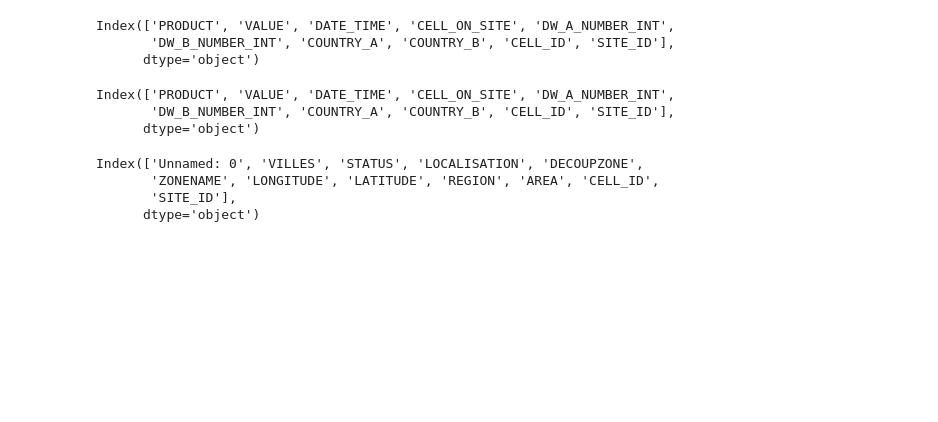
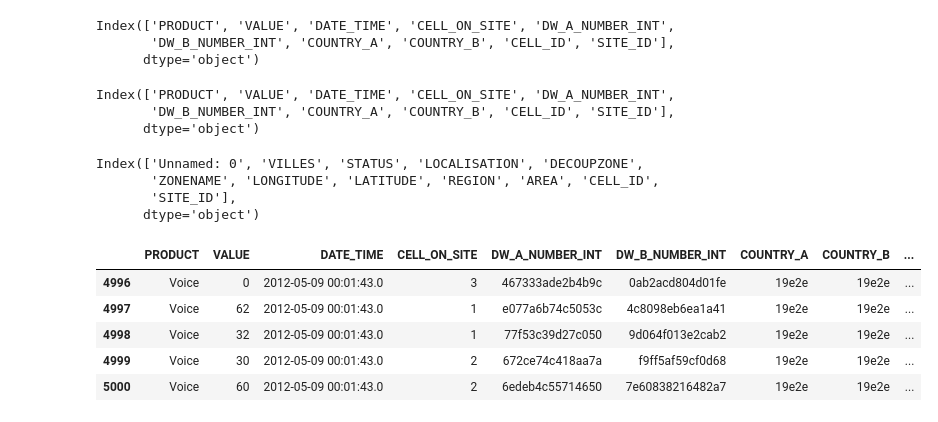
Before and after one commit to CorletteN/data-analysis, a Jupyter notebook: CORLETTE_IP3.ipynb, the cells around one changed output. Drawn from its saved outputs; the diff is of its cells as text; code cells hidden in the pictures; blank space fills up the shorter version.

```diff
--- a/CORLETTE_IP3.ipynb
+++ b/CORLETTE_IP3.ipynb
@@ -77,3 +77,16 @@ Index(['Unnamed: 0', 'VILLES', 'STATUS', 'LOCALISATION', 'DECOUPZONE',
        'ZONENAME', 'LONGITUDE', 'LATITUDE', 'REGION', 'AREA', 'CELL_ID',
        'SITE_ID'],
       dtype='object')
+# %%
+#Merge the above
+df_all = [df1, df2, df3]
+df_telcom = pd.concat(df_all)
+
+df_telcom.tail()
+# %% [output]
+|  | PRODUCT | VALUE | DATE_TIME | CELL_ON_SITE | DW_A_NUMBER_INT | DW_B_NUMBER_INT | COUNTRY_A | COUNTRY_B | ... |
+| 4996 | Voice | 0 | 2012-05-09 00:01:43.0 | 3 | 467333ade2b4b9c | 0ab2acd804d01fe | 19e2e | 19e2e | ... |
+| 4997 | Voice | 62 | 2012-05-09 00:01:43.0 | 1 | e077a6b74c5053c | 4c8098eb6ea1a41 | 19e2e | 19e2e | ... |
+| 4998 | Voice | 32 | 2012-05-09 00:01:43.0 | 1 | 77f53c39d27c050 | 9d064f013e2cab2 | 19e2e | 19e2e | ... |
+| 4999 | Voice | 30 | 2012-05-09 00:01:43.0 | 2 | 672ce74c418aa7a | f9ff5af59cf0d68 | 19e2e | 19e2e | ... |
+| 5000 | Voice | 60 | 2012-05-09 00:01:43.0 | 2 | 6edeb4c55714650 | 7e60838216482a7 | 19e2e | 19e2e | ... |
```
Also changed, not shown: parts of 1 cell of this notebook.
